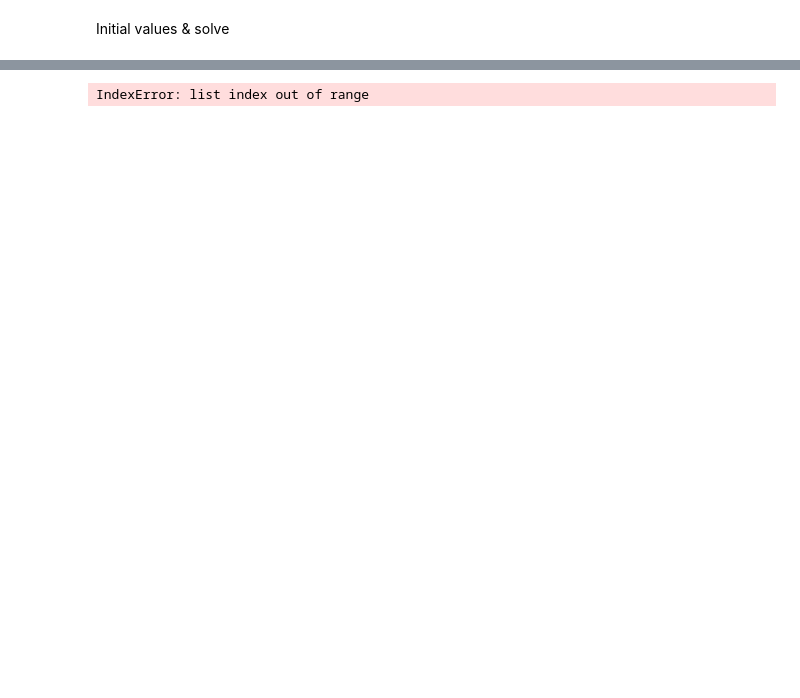
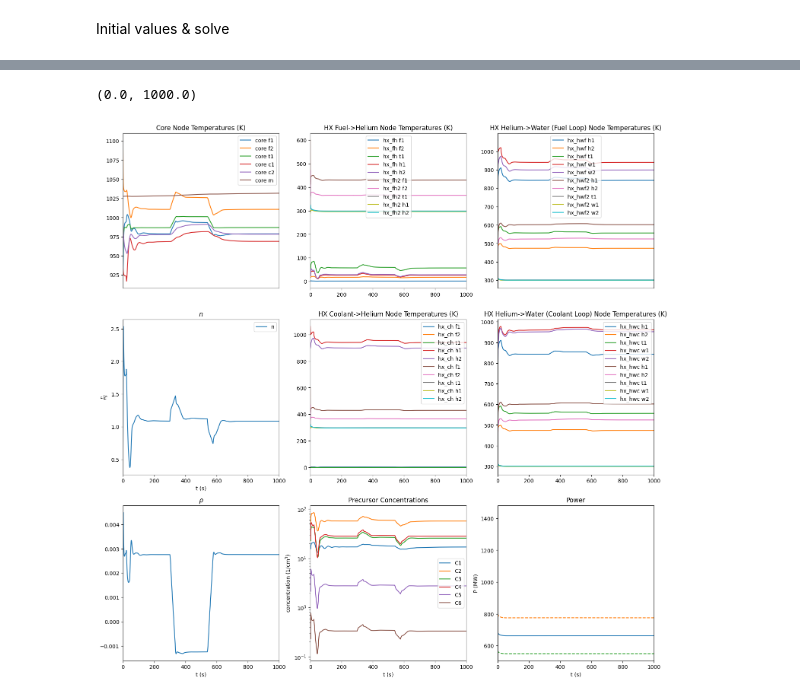
Before and after one commit to LukeLabrie/msc_eng_thesis, a Jupyter notebook: are/old_models/model_insert.ipynb, the cells around one changed output, grey strips where cells are left out. Saved outputs shown, nothing was run; the diff lists cells and outputs as text; code cells hidden in the pictures; blank space fills up the shorter version.

```diff
--- a/are/old_models/model_insert.ipynb
+++ b/are/old_models/model_insert.ipynb
@@ -151,16 +143,16 @@ symengine.lib.symengine_wrapper.FunctionSymbol
 # %%
 
-n = ((y(33)+rho_ext)-beta_t)*y(26)/Lam+lam[0]*y(27)+lam[1]*y(28)+lam[2]*y(29)+lam[3]*y(30)+lam[4]*y(31)+lam[5]*y(32)  # n (no source insertion): y(26)
+dn = ((rho()+rho_ext)-beta_t)*n()/Lam+lam[0]*C1()+lam[1]*C2()+lam[2]*C3()+lam[3]*C4()+lam[4]*C5()+lam[5]*C6()           # n (no source insertion): n()
 
 # dC_i/dt (precursor concentrations)
-C1 = y(26)*beta[0]/Lam - lam[0]*y(27) - y(27)/tau_c + y(27,t-tau_l)*np.exp(-lam[0]*tau_l)/tau_c                       # C1: y(27)
-C2 = y(26)*beta[1]/Lam - lam[1]*y(28) - y(28)/tau_c + y(28,t-tau_l)*np.exp(-lam[1]*tau_l)/tau_c                       # C2: y(28)
-C3 = y(26)*beta[2]/Lam - lam[2]*y(29) - y(29)/tau_c + y(29,t-tau_l)*np.exp(-lam[2]*tau_l)/tau_c                       # C3: y(29)
-C4 = y(26)*beta[3]/Lam - lam[3]*y(30) - y(30)/tau_c + y(30,t-tau_l)*np.exp(-lam[3]*tau_l)/tau_c                       # C4: y(30)
-C5 = y(26)*beta[4]/Lam - lam[4]*y(31) - y(31)/tau_c + y(31,t-tau_l)*np.exp(-lam[4]*tau_l)/tau_c                       # C5: y(31)
-C6 = y(26)*beta[5]/Lam - lam[5]*y(32) - y(32)/tau_c + y(32,t-tau_l)*np.exp(-lam[5]*tau_l)/tau_c                       # C6: y(32)
+dC1 = n()*beta[0]/Lam - lam[0]*C1() - C1()/tau_c + C1(t-tau_l)*np.exp(-lam[0]*tau_l)/tau_c                       # C1: y(27)
+dC2 = n()*beta[1]/Lam - lam[1]*C2() - C2()/tau_c + C2(t-tau_l)*np.exp(-lam[1]*tau_l)/tau_c                       # C2: y(28)
+dC3 = n()*beta[2]/Lam - lam[2]*C3() - C3()/tau_c + C3(t-tau_l)*np.exp(-lam[2]*tau_l)/tau_c                       # C3: y(29)
+dC4 = n()*beta[3]/Lam - lam[3]*C4() - C4()/tau_c + C4(t-tau_l)*np.exp(-lam[3]*tau_l)/tau_c                       # C4: y(30)
+dC5 = n()*beta[4]/Lam - lam[4]*C5() - C5()/tau_c + C5(t-tau_l)*np.exp(-lam[4]*tau_l)/tau_c                       # C5: y(31)
+dC6 = n()*beta[5]/Lam - lam[5]*C6() - C6()/tau_c + C6(t-tau_l)*np.exp(-lam[5]*tau_l)/tau_c                       # C6: y(32)
 
 # reactivity
-rho = (a_f/2)*(T_c_f1 + T_c_f2)+(a_b)*(T_c_m)+(a_c/2)*(T_c_c1+T_c_c2)           # rho: y(33)
+drho = (a_f/2)*(dc_f1 + dc_f2)+(a_b)*(dc_m)+(a_c/2)*(dc_c1+dc_c2)           # rho: y(33)
 # %% [markdown]
 Initial values & solve
@@ -249,21 +238,0 @@ Text(0.5, 1.0, 'ORNL-1845 vs Simulation')
-# %%
-t_before_data = (1110-df[0][0])*60
-duration_data = (df.iloc[-1][0]-df[0][0])*60
-
-t_end_data = df.iloc[-1][0]
-t_before_sim = t0-t_before_data
-
-T_insert = [t for t in T if (t > (t_before_sim)) and (t < (t_before_sim)+(duration_data))]
-i_insert = [t[0] for t in enumerate(T) if (t[1] > (t_before_sim)) and (t[1] < (t_before_sim)+(duration_data))]
-
-adj = (df[0][0])*60-T_insert[0]
-T_insert = [t+adj for t in T_insert]
-
-plt.plot(df[0]*60,df[1],label='ORNL-1845')
-plt.plot(T_insert,[s[26]*P for s in sol_jit][i_insert[0]:(i_insert[-1]+1)],label=r"simulated $\alpha_f'$ = $\frac{\alpha_f}{3.5}$")
-plt.legend()
-plt.ylabel("Power (MW)")
-plt.xlabel("Time(s)")
-plt.title("ORNL-1845 vs Simulation")
-# %% [output]
-IndexError: list index out of range
@@ -276,7 +248,7 @@ plt.title("JiTCDDE")
 # %%
 fig,axs = plt.subplots(3,3,figsize=(18,18))
 
-t_0 = 0
+t_0 = 0.0
 t_f = 1000
 
 p_error = 0.17
@@ -360,43 +332,52 @@ axs[1,2].set_xlim([t_0,t_f])
 axs[1,2].plot(T,[s[21] for s in sol_jit],label="hx_hwc h1")
 axs[1,2].plot(T,[s[22] for s in sol_jit],label="hx_hwc h2")
 axs[1,2].plot(T,[s[23] for s in sol_jit],label="hx_hwc t1")
 axs[1,2].plot(T,[s[24] for s in sol_jit],label="hx_hwc w1")
 axs[1,2].plot(T,[s[25] for s in sol_jit],label="hx_hwc w2")
 axs[1,2].plot(T,[s[49] for s in sol_jit],label="hx_hwc h1")
 axs[1,2].plot(T,[s[50] for s in sol_jit],label="hx_hwc h2")
 axs[1,2].plot(T,[s[51] for s in sol_jit],label="hx_hwc t1")
 axs[1,2].plot(T,[s[52] for s in sol_jit],label="hx_hwc w1")
 axs[1,2].plot(T,[s[53] for s in sol_jit],label="hx_hwc w2")
 axs[1,2].legend()
 axs[1,2].set_title("HX Helium->Water (Coolant Loop) Node Temperatures (K)")
 
-axs[1,0].plot(T,[s[26] for s in sol_jit],label="n")
-#axs[1,0].plot(T,[(1+p_error)*s[26] for s in sol_jit],linestyle="--",label="+20%")
-#axs[1,0].plot(T,[(1-p_error)*s[26] for s in sol_jit],linestyle="--",label="-20%")
+axs[1,0].plot(T,[s[6] for s in sol_jit],label="n")
+# axs[1,0].plot(T,[(1+p_error)*s[6] for s in sol_jit],linestyle="--",label="+20%")
+# axs[1,0].plot(T,[(1-p_error)*s[6] for s in sol_jit],linestyle="--",label="-20%")
 axs[1,0].set_xlabel("t (s)")
 axs[1,0].set_title(r"$n$")
 axs[1,0].set_ylabel(r"$\frac{n}{n_0}$")
 axs[1,0].set_xlim([t_0,t_f])
-#axs[1,0].set_ylim([0,1.5])
 axs[1,0].legend()
 
-axs[2,0].plot(T,[s[33] for s in sol_jit],label="n")
+axs[2,0].plot(T,[s[13] for s in sol_jit],label="rho")
 axs[2,0].set_xlabel("t (s)")
 axs[2,0].set_title(r"$\rho$")
 axs[2,0].set_xlim([t_0,t_f])
 
-
-axs[2,1].plot(T,[s[27] for s in sol_jit],label="C1")
-axs[2,1].plot(T,[s[28] for s in sol_jit],label="C2")
-axs[2,1].plot(T,[s[29] for s in sol_jit],label="C3")
-axs[2,1].plot(T,[s[30] for s in sol_jit],label="C4")
-axs[2,1].plot(T,[s[31] for s in sol_jit],label="C5")
-axs[2,1].plot(T,[s[32] for s in sol_jit],label="C6")
+axs[2,1].plot(T,[s[7] for s in sol_jit],label="C1")
+axs[2,1].plot(T,[s[8] for s in sol_jit],label="C2")
+axs[2,1].plot(T,[s[9] for s in sol_jit],label="C3")
+axs[2,1].plot(T,[s[10] for s in sol_jit],label="C4")
+axs[2,1].plot(T,[s[11] for s in sol_jit],label="C5")
+axs[2,1].plot(T,[s[12] for s in sol_jit],label="C6")
 axs[2,1].legend()
 axs[2,1].set_xlabel("t (s)")
 axs[2,1].set_yscale("log")
 axs[2,1].set_ylabel(r"concentration (1/cm$^3$)")
 axs[2,1].legend(loc="right")
 axs[2,1].set_title("Precursor Concentrations")
 axs[2,1].set_xlim([t_0,t_f])
+
+axs[2,2].plot(T,[s[46]*P for s in sol_jit],label="Power")
+axs[2,2].plot(T,[(1+p_error)*s[46]*P for s in sol_jit],linestyle="--",label="+20%")
+axs[2,2].plot(T,[(1-p_error)*s[46]*P for s in sol_jit],linestyle="--",label="-20%")
+axs[2,2].set_xlabel("t (s)")
+axs[2,2].set_title("Power")
+axs[2,2].set_ylabel("P (MW)")
+axs[2,2].set_xlim([t_0,t_f])
+# %% [output]
+(0.0, 1000.0)
+[figure, added]
 # %%
```
Also changed, not shown: parts of 27 cells of this notebook, 34 other files.
